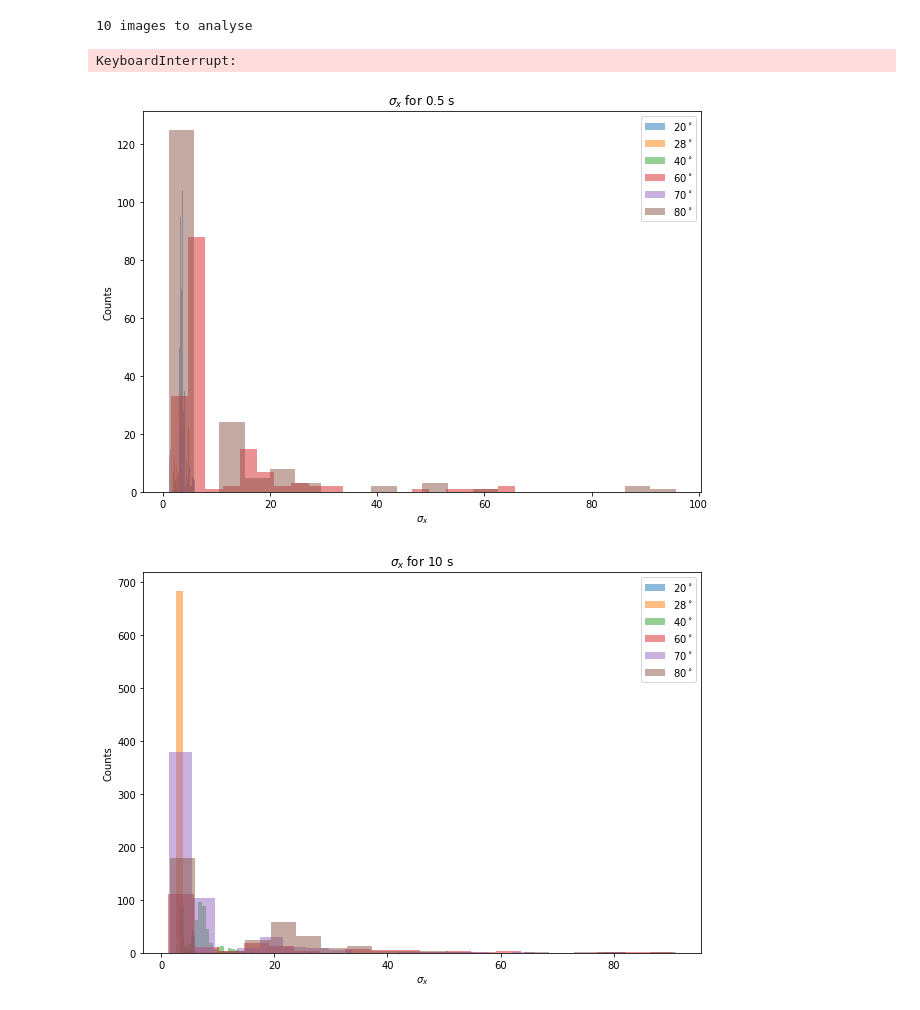
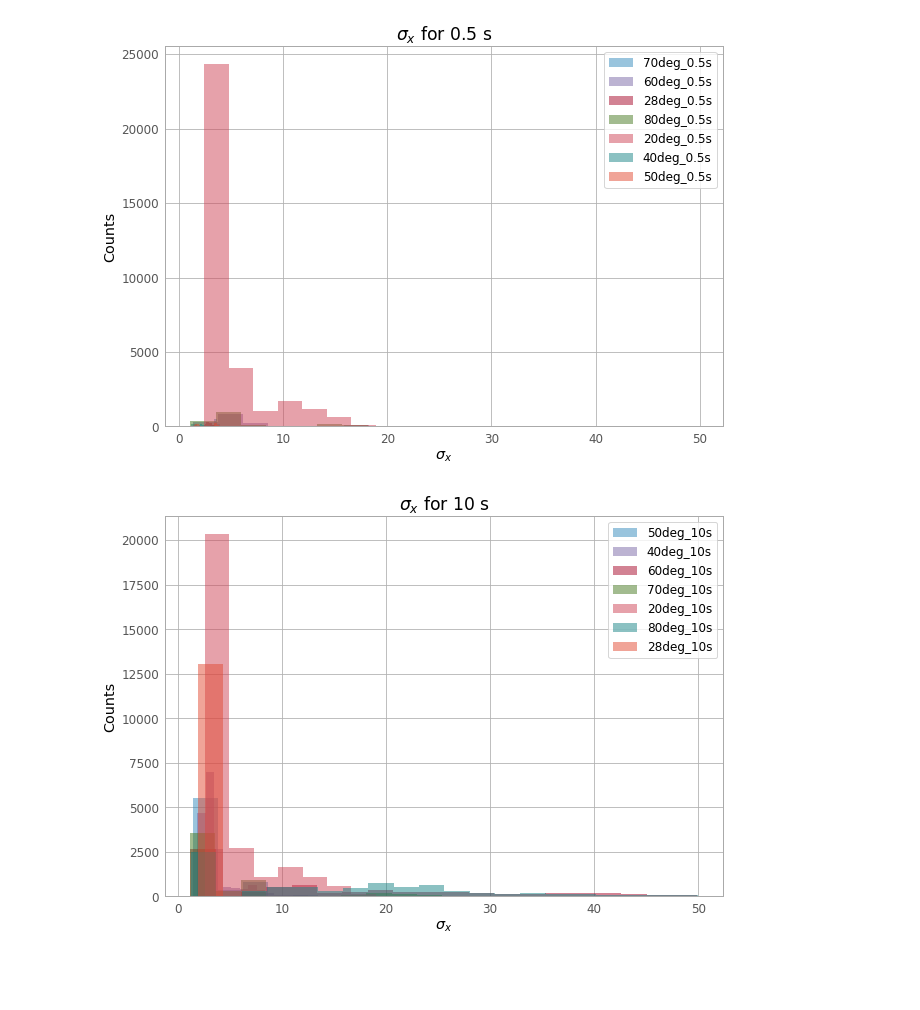
Before and after one commit to SSAEPFL/PSF, a Jupyter notebook: average-PSF-angle.ipynb, the cells around one changed output. Drawn from its saved outputs; the diff is of its cells as text; code cells hidden in the pictures; blank space fills up the shorter version.

```diff
--- a/average-PSF-angle.ipynb
+++ b/average-PSF-angle.ipynb
@@ -5,27 +5,26 @@ angles_10 = [20, 28, 40, 60, 70, 80]
+# %%
+# run the image analysis code for all folders
+import os
+from fonctions import *
+
+master_dir = "../images/" # path to folder containing folders
+folder_names = [] # list of path to folders
+for f in os.listdir(master_dir):
+    if os.path.isdir(master_dir + f):
+        folder_names.append(f)
 # %%
-# run the image analysis code for all folders
-import os
-from fonctions import *
-
-master_dir = "../images/" # path to folder containing folders
-folder_names = [] # list of path to folders
-for f in os.listdir(master_dir):
-    if os.path.isdir(master_dir + f):
-        folder_names.append(os.path.join(master_dir, f))
 
 for folder in tqdm(folder_names):
-    sigma_x, sigma_y, theta = folderPSF(folder, path_flats=(master_dir+'/flats'))
+    sigma_x, sigma_y, theta = folderPSF(
+        master_dir + folder, path_flats=(master_dir+'/flats'))
     # save the raw data to avoid running the code againg
-    loc = 'data/' # folder to save the npy files
+    loc = 'data/'  # folder to save the npy files
     with open(loc + folder + "_sigma_x.npy", "wb") as file:
         np.save(file, np.asarray(sigma_x))
     with open(loc + folder + "_sigma_y.npy", "wb") as file:
         np.save(file, np.asarray(sigma_y))
     with open(loc + folder + "_theta.npy", "wb") as file:
         np.save(file, np.asarray(theta))
-# %% [output]
-10 images to analyse
-KeyboardInterrupt:
 # %%
 # sigma_x for all angles
 import matplotlib.pyplot as plt
@@ -44,43 +43,43 @@ mean_05 = []
 med_05 = []
 std_05 = []
 plt.figure(figsize=(10, 7))
 plt.title(r'$\sigma_x$ for $0.5$ s')
-for angle in tqdm(angles_05, desc='fodlers'):
-    filename = 'data/' + str(angle) + 'deg0.5s_sigma_x.npy'
+for f in tqdm([f for f in folder_names if '0.5s' in f], desc='fodlers'):
+    filename = '../data/' + f + '_sigma_x.npy'
     sigma_x = np.array(np.load(filename, allow_pickle=True))
-    sigma_x = [x for x in sigma_x if x > 1 and x < 100]
+    sigma_x = [x for x in sigma_x if x > 0 and x < 50]
     mean_05.append(np.mean(sigma_x))
     med_05.append(np.median(sigma_x))
     std_05.append(np.std(sigma_x))
-    plt.hist(sigma_x, bins=20, alpha=0.5)
+    plt.hist(sigma_x, bins=20, alpha=0.5, label=f)
 
 plt.xlabel(r'$\sigma_x$')
 plt.ylabel('Counts')
 leg = [str(angle) + r'$^\circ$' for angle in angles_05]
-plt.legend(leg)
+plt.legend()
 plt.show()
 
 # for 10 seconds
 mean_10 = []
 med_10 = []
 std_10 = []
 plt.figure(figsize=(10, 7))
 plt.title(r'$\sigma_x$ for $10$ s')
-for angle in angles_10:
-    filename = 'data/' + str(angle) + 'deg10s_sigma_x.npy'
+for f in tqdm([f for f in folder_names if '10s' in f], desc='fodlers'):
+    filename = '../data/' + f + '_sigma_x.npy'
     sigma_x = np.array(np.load(filename, allow_pickle=True))
-    sigma_x = [x for x in sigma_x if x > 1 and x < 100]
+    sigma_x = [x for x in sigma_x if x > 0 and x < 50]
     mean_10.append(np.mean(sigma_x))
     med_10.append(np.median(sigma_x))
     std_10.append(np.std(sigma_x))
-    plt.hist(sigma_x, bins=20, alpha=0.5)
+    plt.hist(sigma_x, bins=20, alpha=0.5, label=f)
 
 plt.xlabel(r'$\sigma_x$')
 plt.ylabel('Counts')
 leg = [str(angle) + r'$^\circ$' for angle in angles_05]
-plt.legend(leg)
+plt.legend()
 plt.show()
 # %% [output]
-[figure, old version]
+[figure, new version]
-[figure, old version]
+[figure, new version]
 # %%
```
Also changed, not shown: parts of 8 cells of this notebook, 1 other file.
